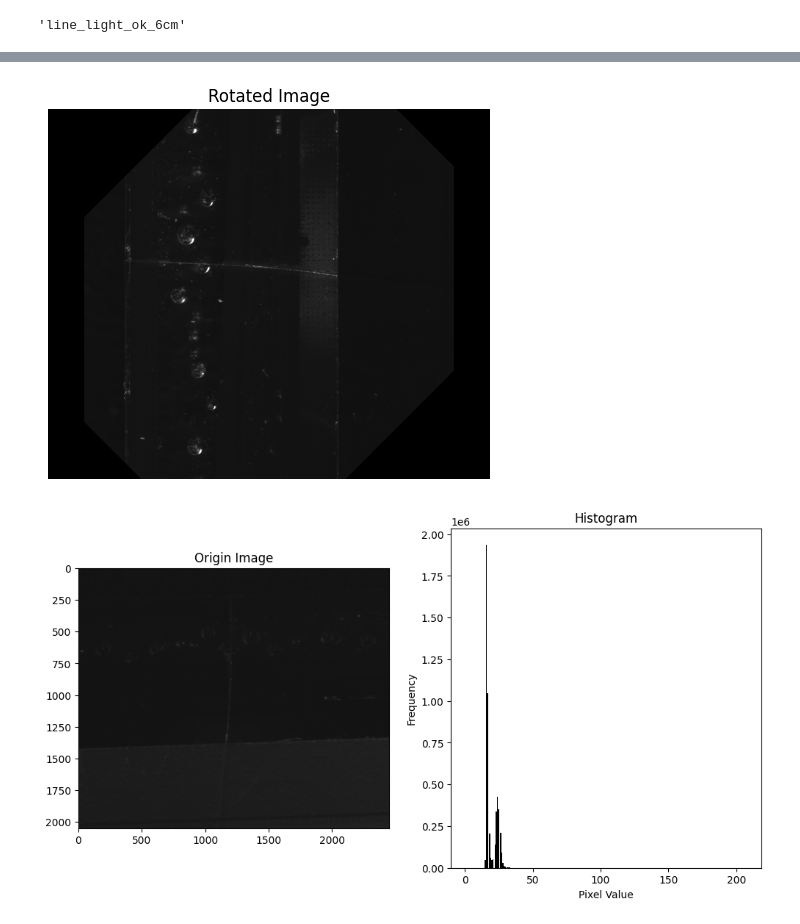
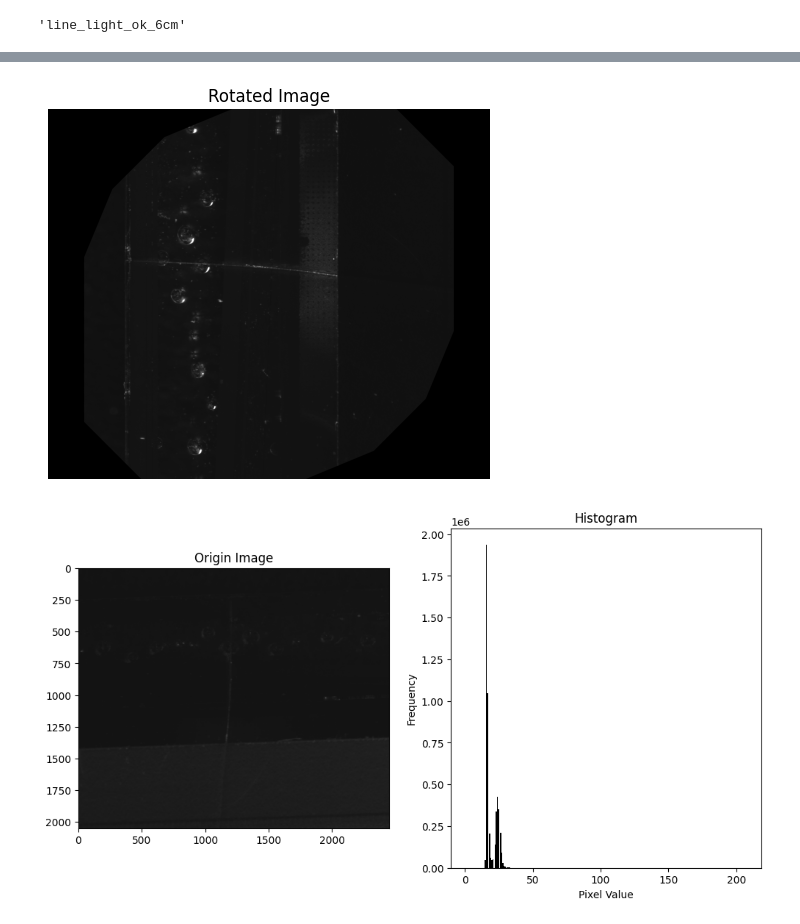
Before and after one commit to Echoslayer/Digtal-Image-Processing, a Jupyter notebook: Code/Notebooks/aoi.ipynb, the cells around one changed output, grey strips where cells are left out. Cells and saved outputs as stored; diff of their text form; code cells hidden in the pictures.

```diff
--- a/Code/Notebooks/aoi.ipynb
+++ b/Code/Notebooks/aoi.ipynb
@@ -74,7 +71,8 @@ folder_path.as_posix()
 'F:/Code/Digital-Image-Processing/Code/Resources/template'
 # %%
 import os
-os.listdir(r"F:\Code\Digital-Image-Processing\Code\Resources\Private_Data")
+origin_images = os.listdir(r"F:\Code\Digital-Image-Processing\Code\Resources\Private_Data")
+origin_images
 # %% [output]
 ['line_light_no_p.tif',
  'line_light_ok_4cm.tif',
@@ -87,7 +85,8 @@ os.listdir(r"F:\Code\Digital-Image-Processing\Code\Resources\Private_Data")
  '條形光有偏振4cm.tif',
  '條形光有偏振6cm.tif']
 # %%
-origin_image_path = pathlib.Path(r'F:\Code\Digital-Image-Processing\Code\Resources\Private_Data\line_light_ok_6cm.tif')
+origin_image_folder = pathlib.Path(r'F:\Code\Digital-Image-Processing\Code\Resources\Private_Data')
+origin_image_path = origin_image_folder / origin_images[2]
 origin_name = origin_image_path.stem
 origin_name
 # %% [output]
@@ -114,27 +112,27 @@ image = origin
 # %%
 # 旋轉圖片
 
 # 獲取圖像尺寸
 (h, w) = image.shape[:2]
 
 # 計算旋轉中心
 center = (w / 2, h / 2)
 
 # 計算旋轉矩陣
-M = cv2.getRotationMatrix2D(center, 45, 1.0)
+M = cv2.getRotationMatrix2D(center, 22.5, 1.0)
 
 # 旋轉圖像
 rotated_image = cv2.warpAffine(image, M, (w, h), flags=cv2.INTER_CUBIC)
 
 plt.title('Rotated Image')
 plt.imshow(rotated_image, cmap='gray')
 plt.axis('off')
 
 plt.show()
 
 origin = rotated_image
 # %% [output]
-[figure, old version]
+[figure, new version]
 # %%
 def histogram_show(image, title):
     """顯示圖片的直方圖"""
```
Also changed, not shown: parts of 18 cells of this notebook, 3 other files.
